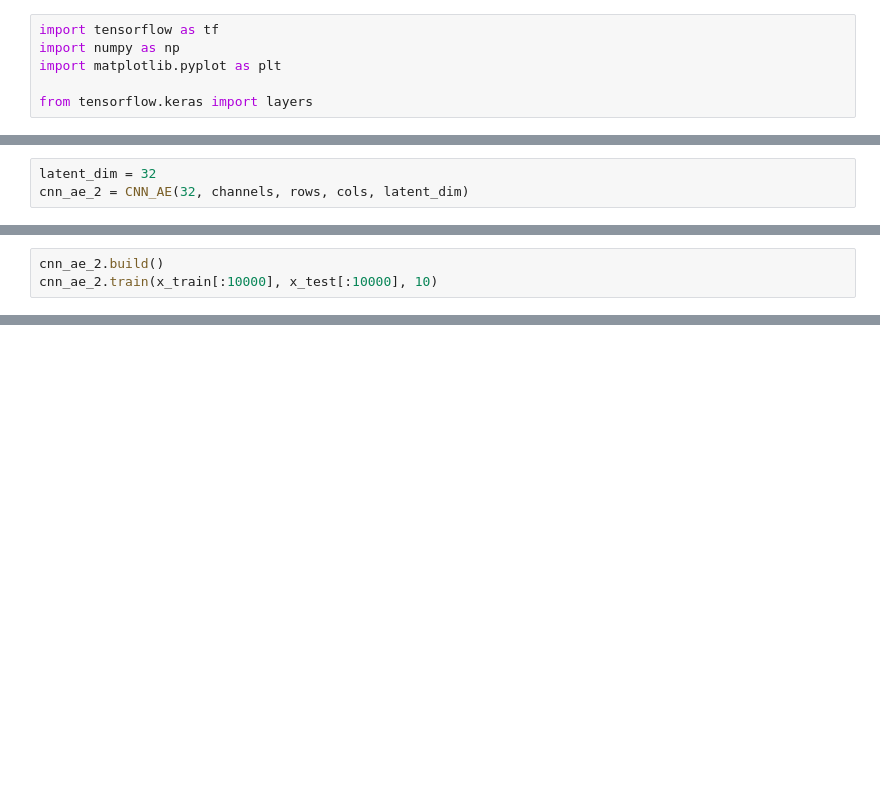
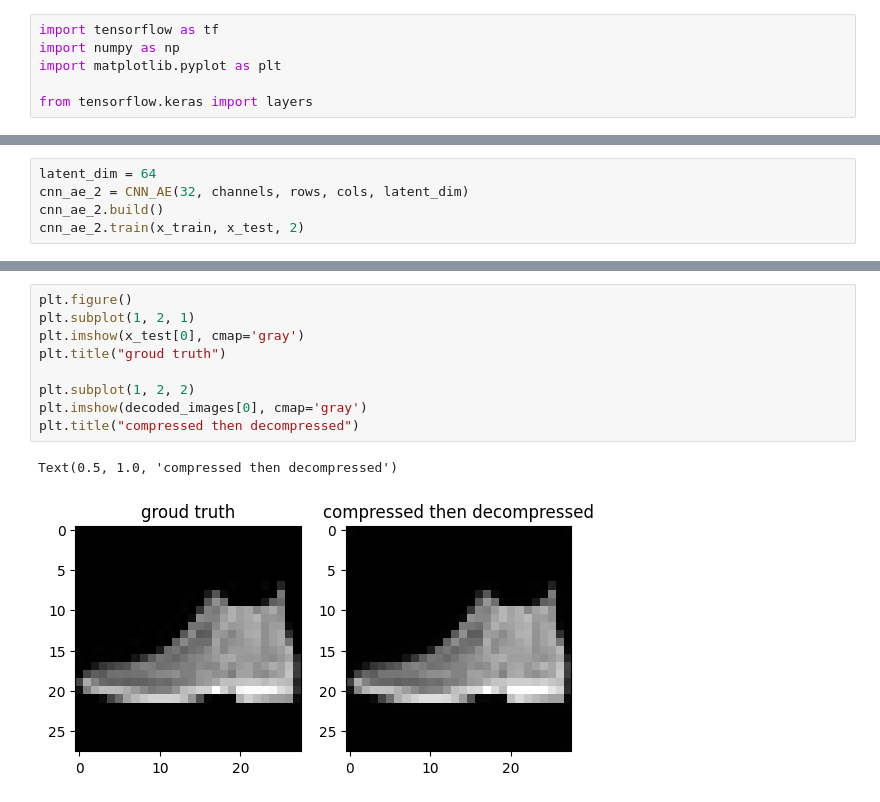
Before and after one commit to Ekliipce/ML-Based-Image-Compression, a Jupyter notebook: ML_Based_Image_Compression_ipynb.ipynb, the cells around one changed output, grey strips where cells are left out. Saved outputs shown, nothing was run; the diff lists cells and outputs as text; blank space fills up the shorter version.

```diff
--- a/ML_Based_Image_Compression_ipynb.ipynb
+++ b/ML_Based_Image_Compression_ipynb.ipynb
@@ -85,3 +100,5 @@ plt.subplots_adjust(wspace=0.2)
 # %%
-latent_dim = 32
+latent_dim = 64
 cnn_ae_2 = CNN_AE(32, channels, rows, cols, latent_dim)
+cnn_ae_2.build()
+cnn_ae_2.train(x_train, x_test, 2)
@@ -88,3 +110,0 @@ cnn_ae_2 = CNN_AE(32, channels, rows, cols, latent_dim)
-# %%
-cnn_ae_2.build()
-cnn_ae_2.train(x_train[:10000], x_test[:10000], 10)
@@ -127,0 +115,12 @@ WARNING:matplotlib.image:Clipping input data to the valid range for imshow with
+# %%
+plt.figure()
+plt.subplot(1, 2, 1)
+plt.imshow(x_test[0], cmap='gray')
+plt.title("groud truth")
+
+plt.subplot(1, 2, 2)
+plt.imshow(decoded_images[0], cmap='gray')
+plt.title("compressed then decompressed")
+# %% [output]
+Text(0.5, 1.0, 'compressed then decompressed')
+[figure, added]
```
Also changed, not shown: parts of 12 cells of this notebook.
